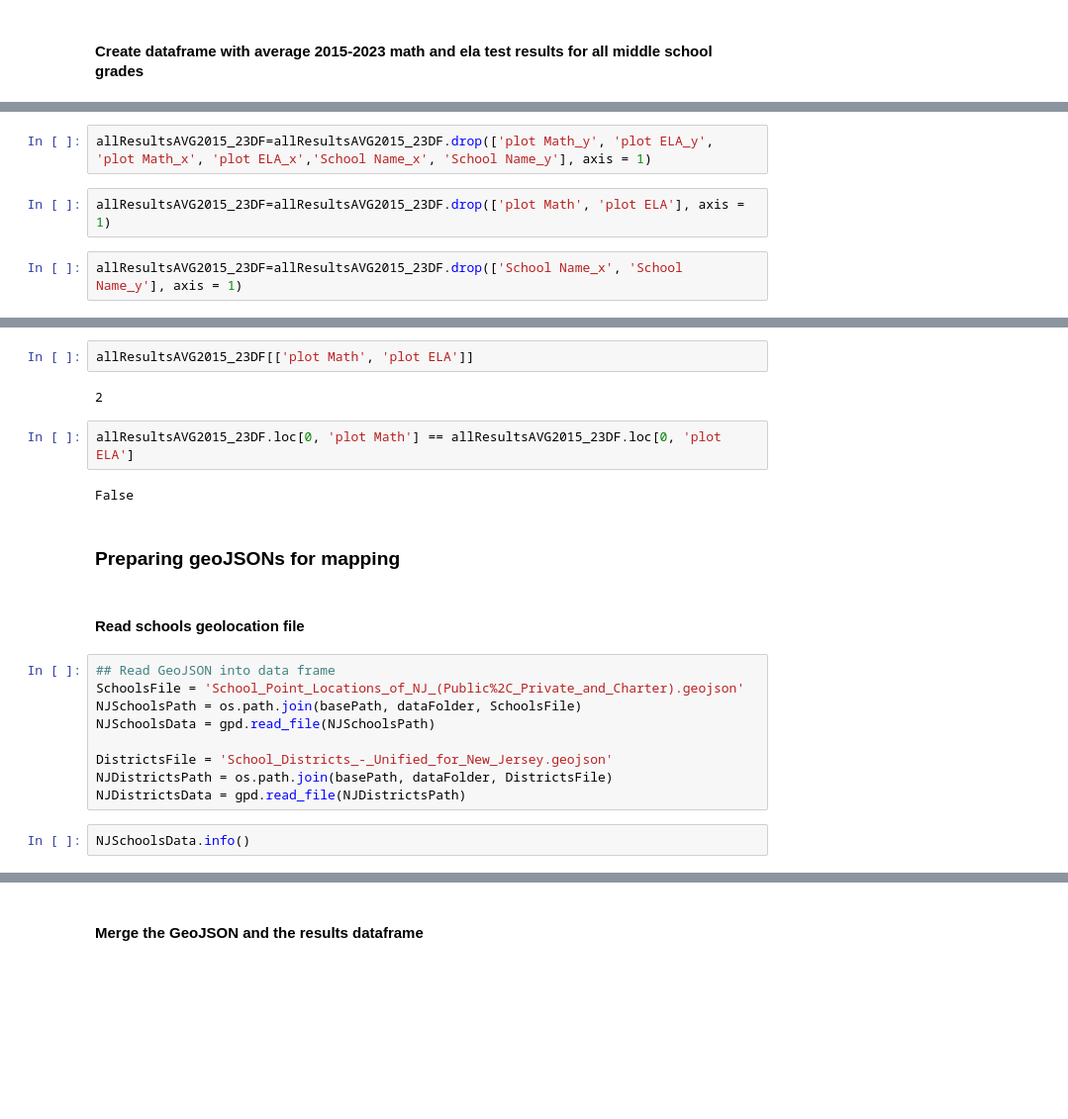
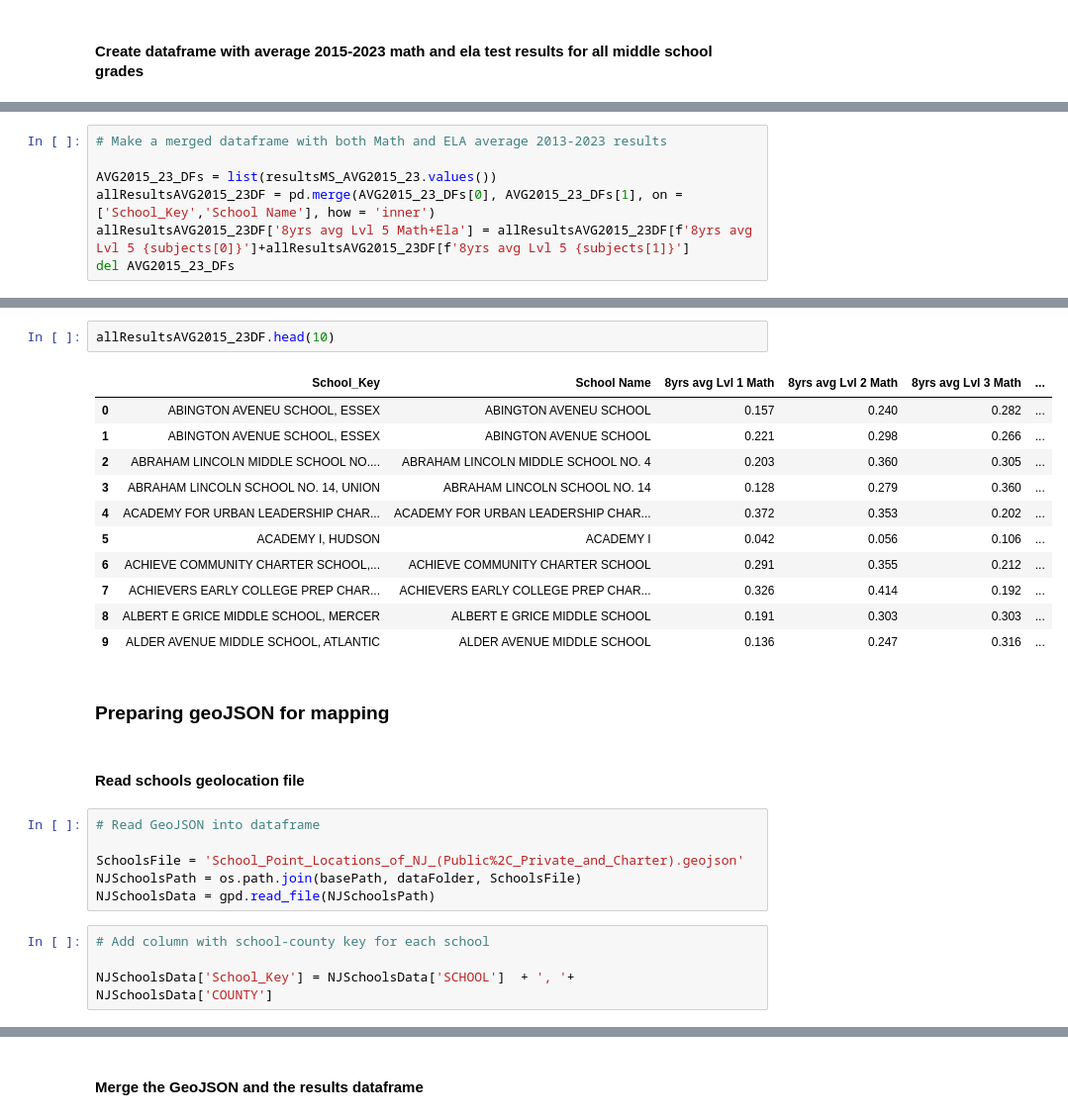
Before and after one commit to Solirinai/NY_schools_maps, a Jupyter notebook: notebooks/NJ/1._Data_processing_by_NJ_middle_schools.ipynb, the cells around one changed output, grey strips where cells are left out. Shown: that part at 99% size. Cells and saved outputs as stored; diff of their text form; blank space fills up the shorter version.

```diff
--- a/notebooks/NJ/1._Data_processing_by_NJ_middle_schools.ipynb
+++ b/notebooks/NJ/1._Data_processing_by_NJ_middle_schools.ipynb
@@ -621,0 +512,7 @@ Done.
+# %%
+# Make a merged dataframe with both Math and ELA average 2013-2023 results
+
+AVG2015_23_DFs = list(resultsMS_AVG2015_23.values())
+allResultsAVG2015_23DF = pd.merge(AVG2015_23_DFs[0], AVG2015_23_DFs[1], on = ['School_Key','School Name'], how = 'inner')
+allResultsAVG2015_23DF['8yrs avg Lvl 5 Math+Ela'] = allResultsAVG2015_23DF[f'8yrs avg Lvl 5 {subjects[0]}']+allResultsAVG2015_23DF[f'8yrs avg Lvl 5 {subjects[1]}']
+del AVG2015_23_DFs
@@ -642,6 +606,0 @@ memory usage: 183.2+ KB
-# %%
-allResultsAVG2015_23DF=allResultsAVG2015_23DF.drop(['plot Math_y', 'plot ELA_y', 'plot Math_x', 'plot ELA_x','School Name_x', 'School Name_y'], axis = 1)
-# %%
-allResultsAVG2015_23DF=allResultsAVG2015_23DF.drop(['plot Math', 'plot ELA'], axis = 1)
-# %%
-allResultsAVG2015_23DF=allResultsAVG2015_23DF.drop(['School Name_x', 'School Name_y'], axis = 1)
@@ -653,24 +607,29 @@ allResultsAVG2015_23DF[['plot Math', 'plot ELA']]
-# %%
-allResultsAVG2015_23DF[['plot Math', 'plot ELA']]
-# %% [output]
-2
-# %%
-allResultsAVG2015_23DF.loc[0, 'plot Math'] == allResultsAVG2015_23DF.loc[0, 'plot ELA']
-# %% [output]
-False
+# %%
+allResultsAVG2015_23DF.head(10)
+# %% [output]
+|  | School_Key | School Name | 8yrs avg Lvl 1 Math | 8yrs avg Lvl 2 Math | 8yrs avg Lvl 3 Math | ... |
+| 0 | ABINGTON AVENEU SCHOOL, ESSEX | ABINGTON AVENEU SCHOOL | 0.157 | 0.240 | 0.282 | ... |
+| 1 | ABINGTON AVENUE SCHOOL, ESSEX | ABINGTON AVENUE SCHOOL | 0.221 | 0.298 | 0.266 | ... |
+| 2 | ABRAHAM LINCOLN MIDDLE SCHOOL NO.... | ABRAHAM LINCOLN MIDDLE SCHOOL NO. 4 | 0.203 | 0.360 | 0.305 | ... |
+| 3 | ABRAHAM LINCOLN SCHOOL NO. 14, UNION | ABRAHAM LINCOLN SCHOOL NO. 14 | 0.128 | 0.279 | 0.360 | ... |
+| 4 | ACADEMY FOR URBAN LEADERSHIP CHAR... | ACADEMY FOR URBAN LEADERSHIP CHAR... | 0.372 | 0.353 | 0.202 | ... |
+| 5 | ACADEMY I, HUDSON | ACADEMY I | 0.042 | 0.056 | 0.106 | ... |
+| 6 | ACHIEVE COMMUNITY CHARTER SCHOOL,... | ACHIEVE COMMUNITY CHARTER SCHOOL | 0.291 | 0.355 | 0.212 | ... |
+| 7 | ACHIEVERS EARLY COLLEGE PREP CHAR... | ACHIEVERS EARLY COLLEGE PREP CHAR... | 0.326 | 0.414 | 0.192 | ... |
+| 8 | ALBERT E GRICE MIDDLE SCHOOL, MERCER | ALBERT E GRICE MIDDLE SCHOOL | 0.191 | 0.303 | 0.303 | ... |
+| 9 | ALDER AVENUE MIDDLE SCHOOL, ATLANTIC | ALDER AVENUE MIDDLE SCHOOL | 0.136 | 0.247 | 0.316 | ... |
 # %% [markdown]
 <a id="maps"></a>
-### Preparing geoJSONs for mapping
+### Preparing geoJSON for mapping
 # %% [markdown]
 #### Read schools geolocation file
 # %%
-## Read GeoJSON into data frame
+# Read GeoJSON into dataframe
+
 SchoolsFile = 'School_Point_Locations_of_NJ_(Public%2C_Private_and_Charter).geojson'
 NJSchoolsPath = os.path.join(basePath, dataFolder, SchoolsFile)
 NJSchoolsData = gpd.read_file(NJSchoolsPath)
-
-DistrictsFile = 'School_Districts_-_Unified_for_New_Jersey.geojson'
-NJDistrictsPath = os.path.join(basePath, dataFolder, DistrictsFile)
-NJDistrictsData = gpd.read_file(NJDistrictsPath)
-# %%
-NJSchoolsData.info()
+# %%
+# Add column with school-county key for each school
+
+NJSchoolsData['School_Key'] = NJSchoolsData['SCHOOL']  + ', '+ NJSchoolsData['COUNTY']
```
Also changed, not shown: parts of 59 cells of this notebook, 1 other file.
